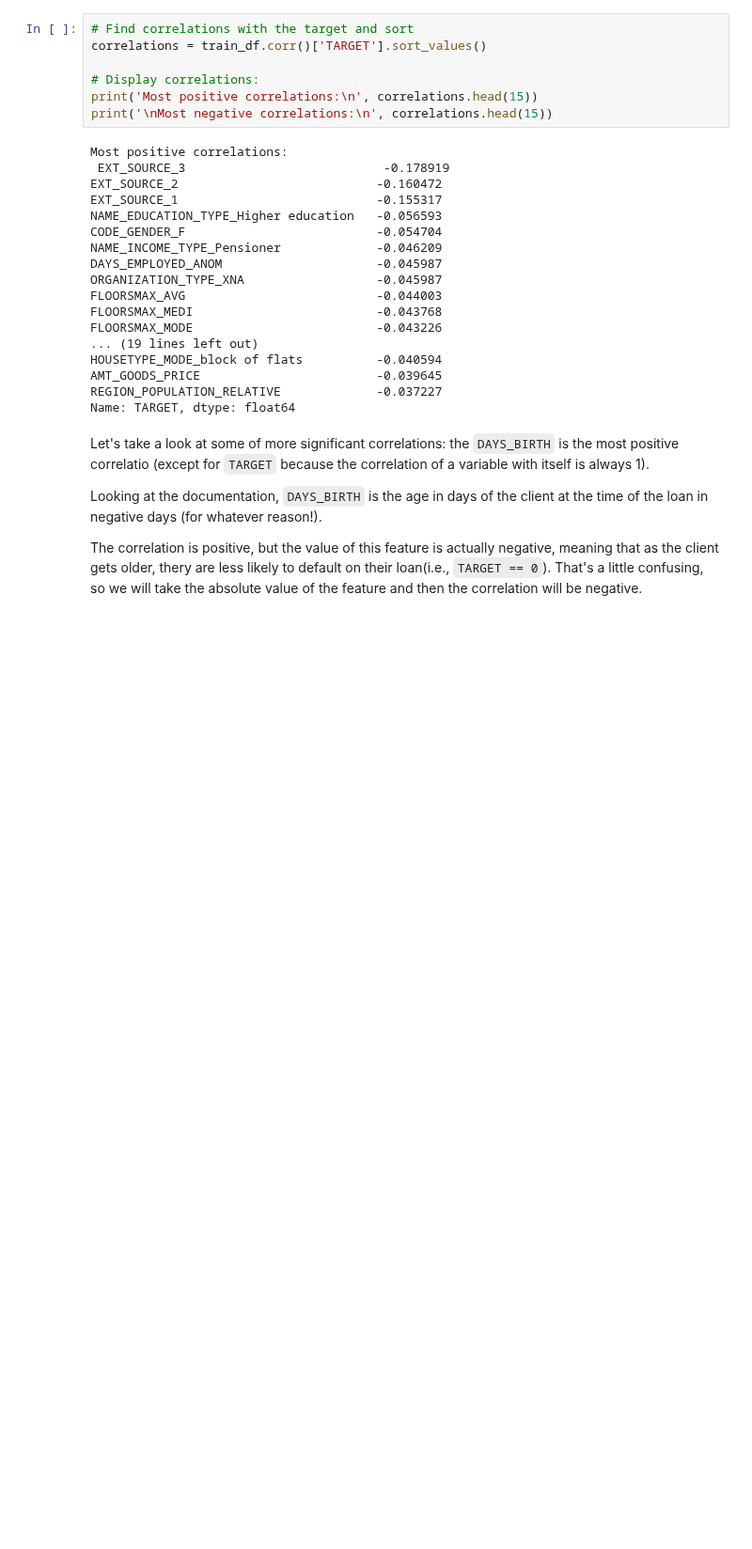
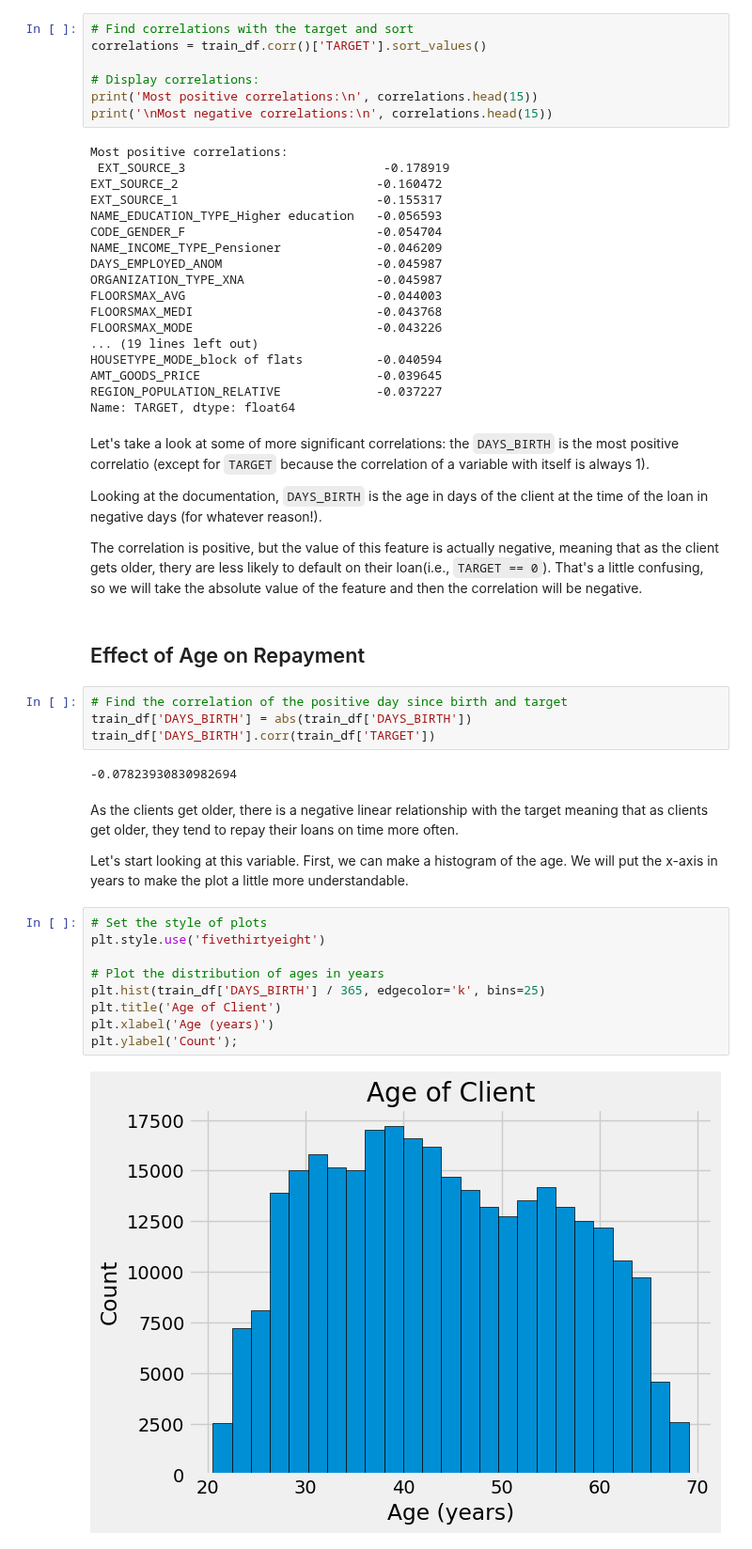
Before and after one commit to bhargav-borah/forked-practice-notebooks, a Jupyter notebook: start-here-a-gentle-introduction/home-credit-risk-1.ipynb, the cells around one changed output. Shown at 94% size. Saved outputs shown, nothing was run; the diff lists cells and outputs as text; blank space fills up the shorter version.

```diff
--- a/start-here-a-gentle-introduction/home-credit-risk-1.ipynb
+++ b/start-here-a-gentle-introduction/home-credit-risk-1.ipynb
@@ -367,3 +367,26 @@ Let's take a look at some of more significant correlations: the `DAYS_BIRTH` is
 Looking at the documentation, `DAYS_BIRTH` is the age in days of the client at the time of the loan in negative days (for whatever reason!).
 
 The correlation is positive, but the value of this feature is actually negative, meaning that as the client gets older, thery are less likely to default on their loan(i.e., `TARGET == 0`). That's a little confusing, so we will take the absolute value of the feature and then the correlation will be negative.
+# %% [markdown]
+## Effect of Age on Repayment
+# %%
+# Find the correlation of the positive day since birth and target
+train_df['DAYS_BIRTH'] = abs(train_df['DAYS_BIRTH'])
+train_df['DAYS_BIRTH'].corr(train_df['TARGET'])
+# %% [output]
+-0.07823930830982694
+# %% [markdown]
+As the clients get older, there is a negative linear relationship with the target meaning that as clients get older, they tend to repay their loans on time more often.
+
+Let's start looking at this variable. First, we can make a histogram of the age. We will put the x-axis in years to make the plot a little more understandable.
+# %%
+# Set the style of plots
+plt.style.use('fivethirtyeight')
+
+# Plot the distribution of ages in years
+plt.hist(train_df['DAYS_BIRTH'] / 365, edgecolor='k', bins=25)
+plt.title('Age of Client')
+plt.xlabel('Age (years)')
+plt.ylabel('Count');
+# %% [output]
+[figure, added]
```
Also changed, not shown: parts of 9 cells of this notebook.
